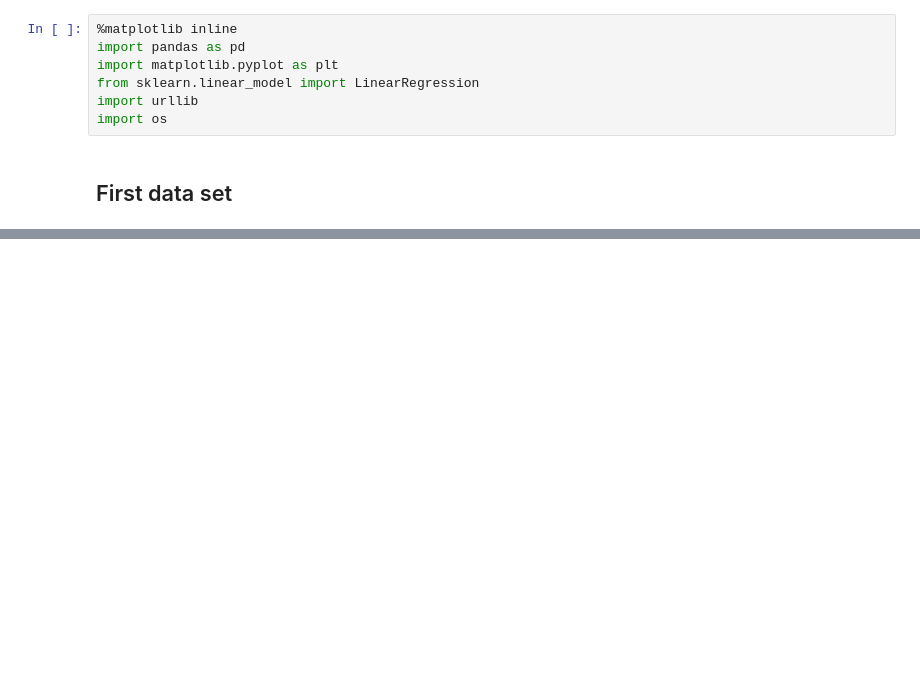
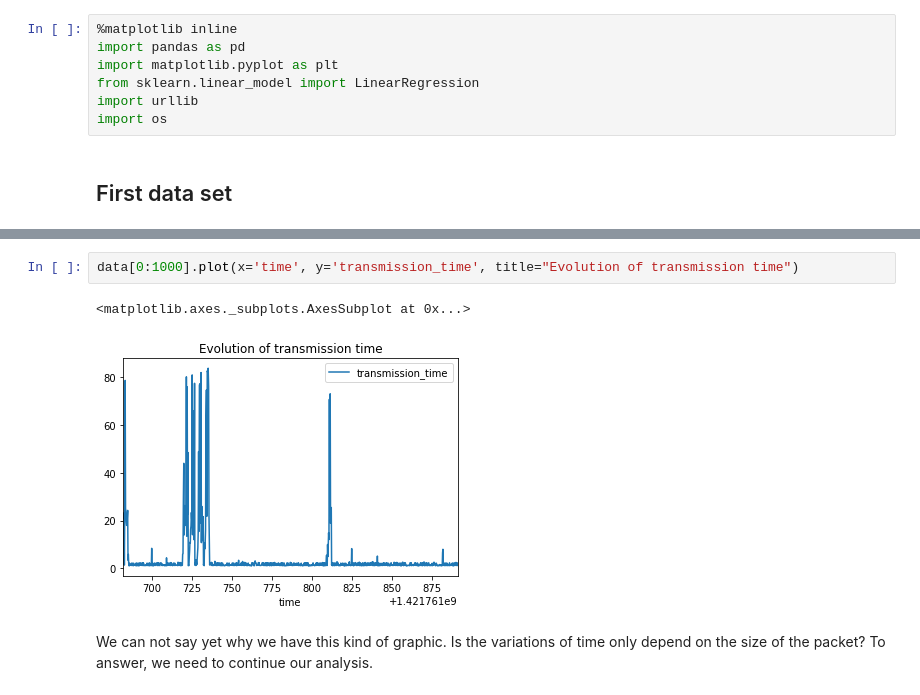
Before and after one commit to MarieBadaroux/Recherche_Reproductible, a Jupyter notebook: Recherche_reproductible_ping.ipynb, the cells around one changed output, grey strips where cells are left out. Drawn from its saved outputs; the diff is of its cells as text; blank space fills up the shorter version.

```diff
--- a/Recherche_reproductible_ping.ipynb
+++ b/Recherche_reproductible_ping.ipynb
@@ -32,0 +113,7 @@ raw_data
+# %%
+data[0:1000].plot(x='time', y='transmission_time', title="Evolution of transmission time")
+# %% [output]
+<matplotlib.axes._subplots.AxesSubplot at 0x...>
+[figure, added]
+# %% [markdown]
+We can not say yet why we have this kind of graphic. Is the variations of time only depend on the size of the packet? To answer, we need to continue our analysis.
```
Also changed, not shown: parts of 14 cells of this notebook.
